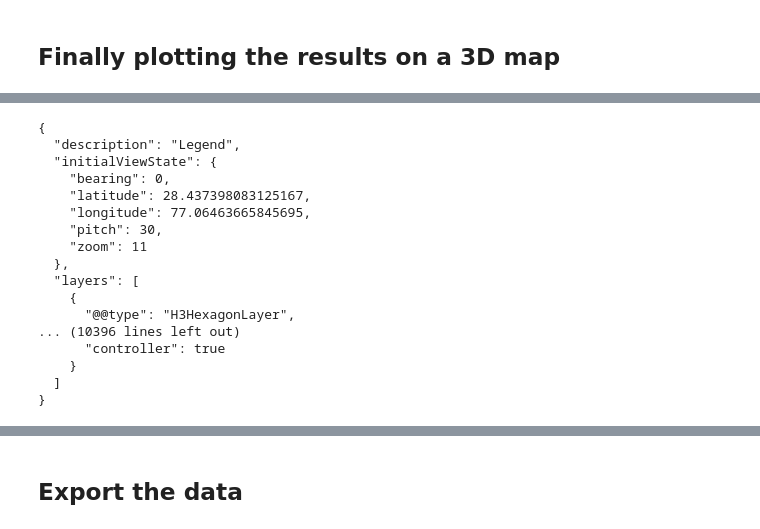
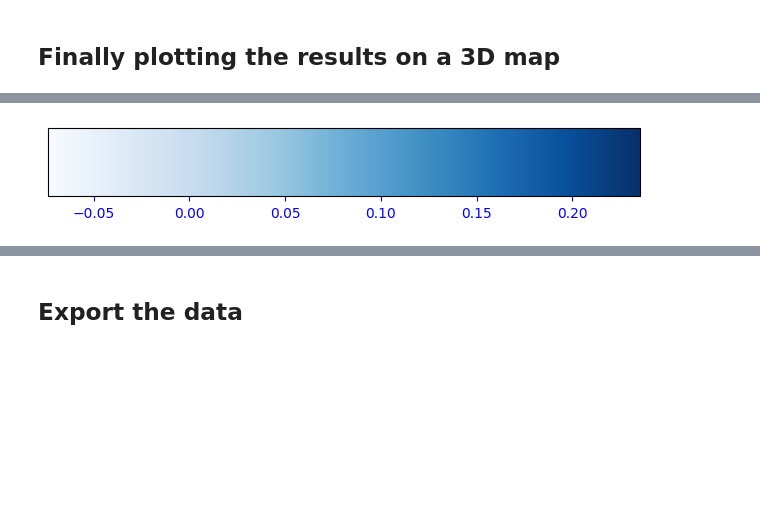
Before and after one commit to kavyajeetbora/CityHealthMonitor, a Jupyter notebook: development/built-up-index.ipynb, the cells around one changed output, grey strips where cells are left out. Drawn from its saved outputs; the diff is of its cells as text; code cells hidden in the pictures; blank space fills up the shorter version.

Commit message:
Add - legend to the pydeck plot

```diff
--- a/development/built-up-index.ipynb
+++ b/development/built-up-index.ipynb
@@ -320,6 +322,25 @@ def create_h3_hex_layer(df,hex_col):
     )
 
     return layer
+
+def create_legend(df, value_col, label=""):
+    fig, ax = plt.subplots(figsize=(6, 1), layout='constrained')
+    norm = mpl.colors.Normalize(vmin=df[value_col].min(), vmax=df[value_col].max())
+    fig.colorbar(mpl.cm.ScalarMappable(norm=norm, cmap=cmap),
+                cax=ax, orientation='horizontal', label=label)
+
+    fig.savefig('temp.png', transparent=True, bbox_inches='tight', pad_inches=0)
+
+    return fig
+
+def generate_html_from_fig():
+    # Convert the image to base64 format
+    with open("temp.png", "rb") as f:
+        encoded_image = base64.b64encode(f.read())
+
+    html = "<img src='embedded-picture' height=50px>".format(encoded_image.decode("utf-8"))
+
+    return html
 # %%
 ## Choose a colormap
 cmap = colormaps['Blues']
@@ -347,8 +368,10 @@ tooltip = {
         }
     }
 
+xdf = colormap_dataframe(df=raster_data, value_col=value_col, cmap=cmap)
 
-xdf = colormap_dataframe(df=raster_data, value_col=value_col, cmap=cmap)
+fig = create_legend(xdf, value_col)
+legend_html = generate_html_from_fig()
 
 ## Now create a H3HexagonLayer
 layer = create_h3_hex_layer(xdf, hex_col='h3_index')
@@ -357,6 +380,5 @@ layer = create_h3_hex_layer(xdf, hex_col='h3_index')
 view_state = pdk.ViewState(latitude=aoi.centroid.y, longitude=aoi.centroid.x, zoom=11, bearing=0, pitch=30)
 
 # Render
-r = pdk.Deck(layers=[layer], initial_view_state=view_state, tooltip=tooltip, description='Legend')
-r
+r = pdk.Deck(layers=[layer], initial_view_state=view_state, tooltip=tooltip, description=legend_html)
 # %% [output]
@@ -365,17 +385 @@ r
-{
-  "description": "Legend",
-  "initialViewState": {
-    "bearing": 0,
-    "latitude": 28.437398083125167,
-    "longitude": 77.06463665845695,
-    "pitch": 30,
-    "zoom": 11
-  },
-  "layers": [
-    {
-      "@@type": "H3HexagonLayer",
-... (10396 lines left out)
-      "controller": true
-    }
-  ]
-}
+[figure, added]
```
Also changed, not shown: parts of 5 cells of this notebook.
